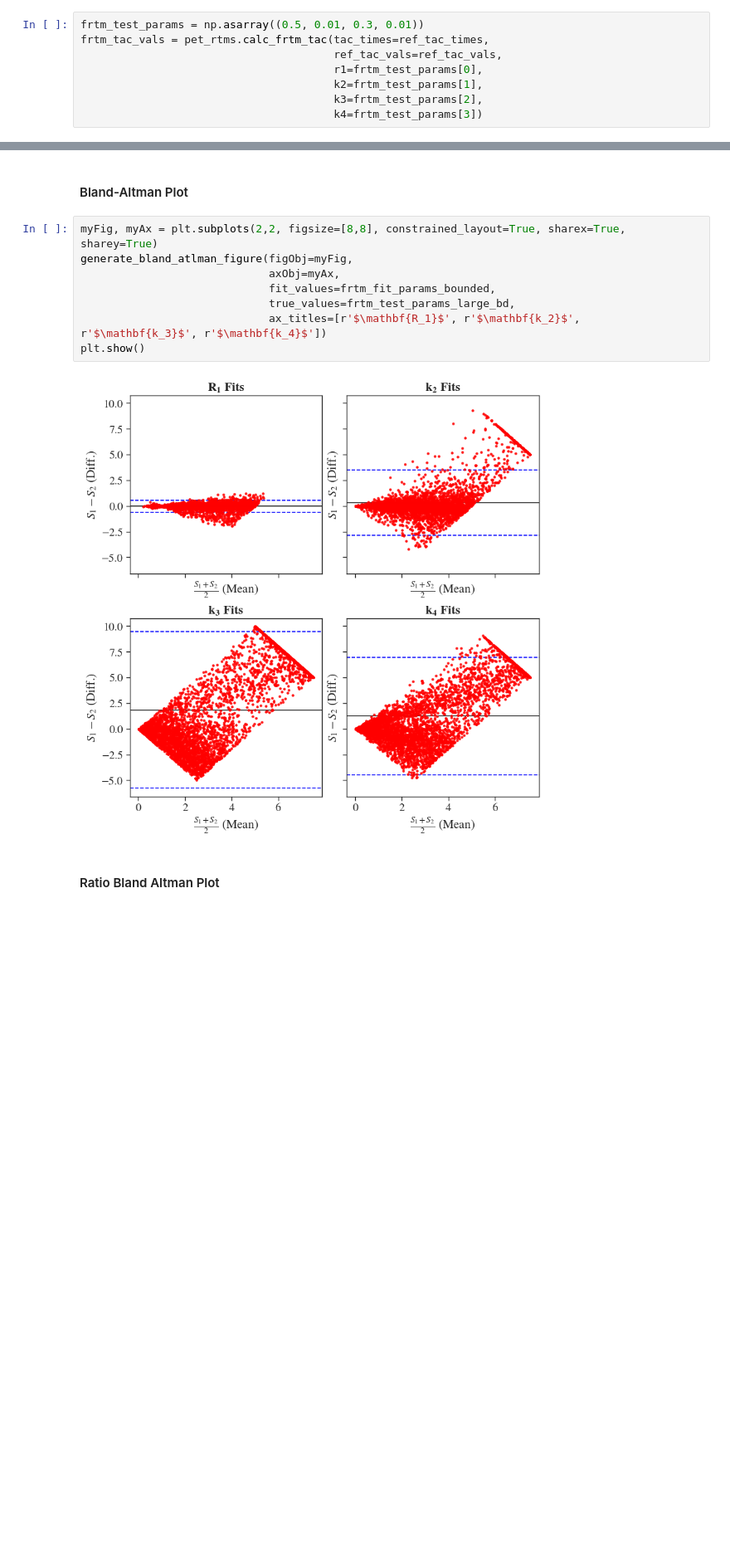
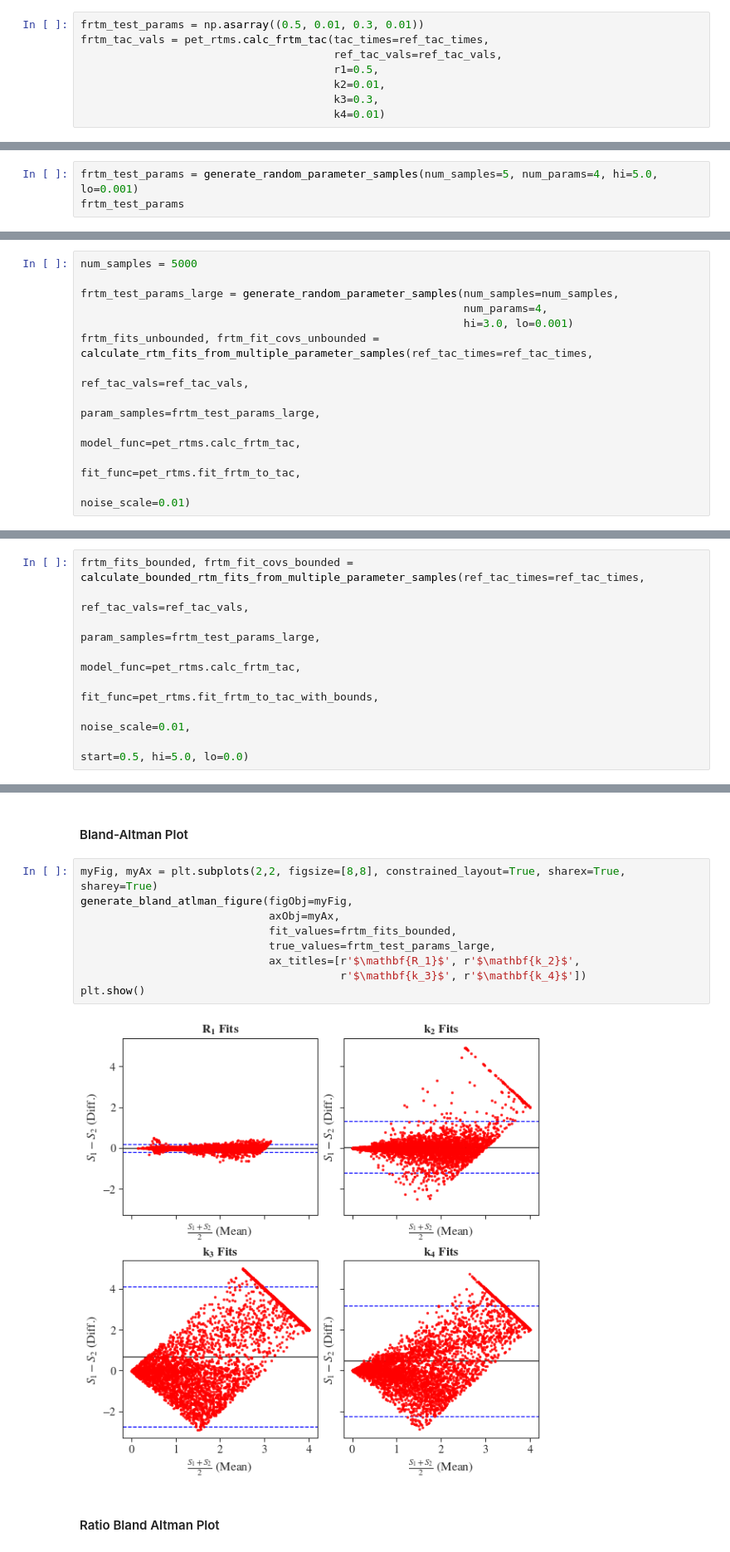
Before and after one commit to noahg-neuroimage/PETProcessing-fork2, a Jupyter notebook: test_notebooks/testing_RTMs/01_testing_RTMs.ipynb, the cells around one changed output, grey strips where cells are left out. Shown at 83% size. Cells and saved outputs as stored; diff of their text form; blank space fills up the shorter version.

```diff
--- a/test_notebooks/testing_RTMs/01_testing_RTMs.ipynb
+++ b/test_notebooks/testing_RTMs/01_testing_RTMs.ipynb
@@ -419,10 +450,10 @@ We use $R_1=0.5$, $k_2=0.01$, $k_3=0.3$ and $k_4=0.01$.
 frtm_test_params = np.asarray((0.5, 0.01, 0.3, 0.01))
 frtm_tac_vals = pet_rtms.calc_frtm_tac(tac_times=ref_tac_times,
                                        ref_tac_vals=ref_tac_vals,
-                                       r1=frtm_test_params[0],
-                                       k2=frtm_test_params[1],
-                                       k3=frtm_test_params[2],
-                                       k4=frtm_test_params[3])
+                                       r1=0.5,
+                                       k2=0.01,
+                                       k3=0.3,
+                                       k4=0.01)
 # %%
 myFig, myAx = plt.subplots(1,2, constrained_layout=True, figsize=[8,4], sharey=True)
 for anAx in myAx.flatten():
@@ -458,0 +474,3 @@ array([[2.64003819, 4.12501605, 4.40960016, 4.00649176],
+# %%
+frtm_test_params = generate_random_parameter_samples(num_samples=5, num_params=4, hi=5.0, lo=0.001)
+frtm_test_params
@@ -562,2 +557,14 @@ for tID, t_params in enumerate(frtm_test_params_large[:]):
+# %%
+num_samples = 5000
+
+frtm_test_params_large = generate_random_parameter_samples(num_samples=num_samples,
+                                                           num_params=4,
+                                                           hi=3.0, lo=0.001)
+frtm_fits_unbounded, frtm_fit_covs_unbounded = calculate_rtm_fits_from_multiple_parameter_samples(ref_tac_times=ref_tac_times,
+                                                                                                  ref_tac_vals=ref_tac_vals,
+                                                                                                  param_samples=frtm_test_params_large,
+                                                                                                  model_func=pet_rtms.calc_frtm_tac,
+                                                                                                  fit_func=pet_rtms.fit_frtm_to_tac,
+                                                                                                  noise_scale=0.01)
 # %% [markdown]
 #### Scatter Plot
@@ -642,2 +611,10 @@ for tID, t_params in enumerate(frtm_test_params_large_bd[:]):
+# %%
+frtm_fits_bounded, frtm_fit_covs_bounded = calculate_bounded_rtm_fits_from_multiple_parameter_samples(ref_tac_times=ref_tac_times,
+                                                                                                      ref_tac_vals=ref_tac_vals,
+                                                                                                      param_samples=frtm_test_params_large,
+                                                                                                      model_func=pet_rtms.calc_frtm_tac,
+                                                                                                      fit_func=pet_rtms.fit_frtm_to_tac_with_bounds,
+                                                                                                      noise_scale=0.01,
+                                                                                                      start=0.5, hi=5.0, lo=0.0)
 # %% [markdown]
 #### Scatter Plot
@@ -665,13 +635,14 @@ plt.show()
 # %%
 myFig, myAx = plt.subplots(2,2, figsize=[8,8], constrained_layout=True, sharex=True, sharey=True)
 generate_bland_atlman_figure(figObj=myFig,
                              axObj=myAx,
-                             fit_values=frtm_fit_params_bounded,
-                             true_values=frtm_test_params_large_bd,
-                             ax_titles=[r'$\mathbf{R_1}$', r'$\mathbf{k_2}$', r'$\mathbf{k_3}$', r'$\mathbf{k_4}$'])
+                             fit_values=frtm_fits_bounded,
+                             true_values=frtm_test_params_large,
+                             ax_titles=[r'$\mathbf{R_1}$', r'$\mathbf{k_2}$',
+                                        r'$\mathbf{k_3}$', r'$\mathbf{k_4}$'])
 plt.show()
 # %% [output]
-[figure, old version]
+[figure, new version]
 # %% [markdown]
 #### Ratio Bland Altman Plot
 # %%
```
Also changed, not shown: parts of 57 cells of this notebook.
